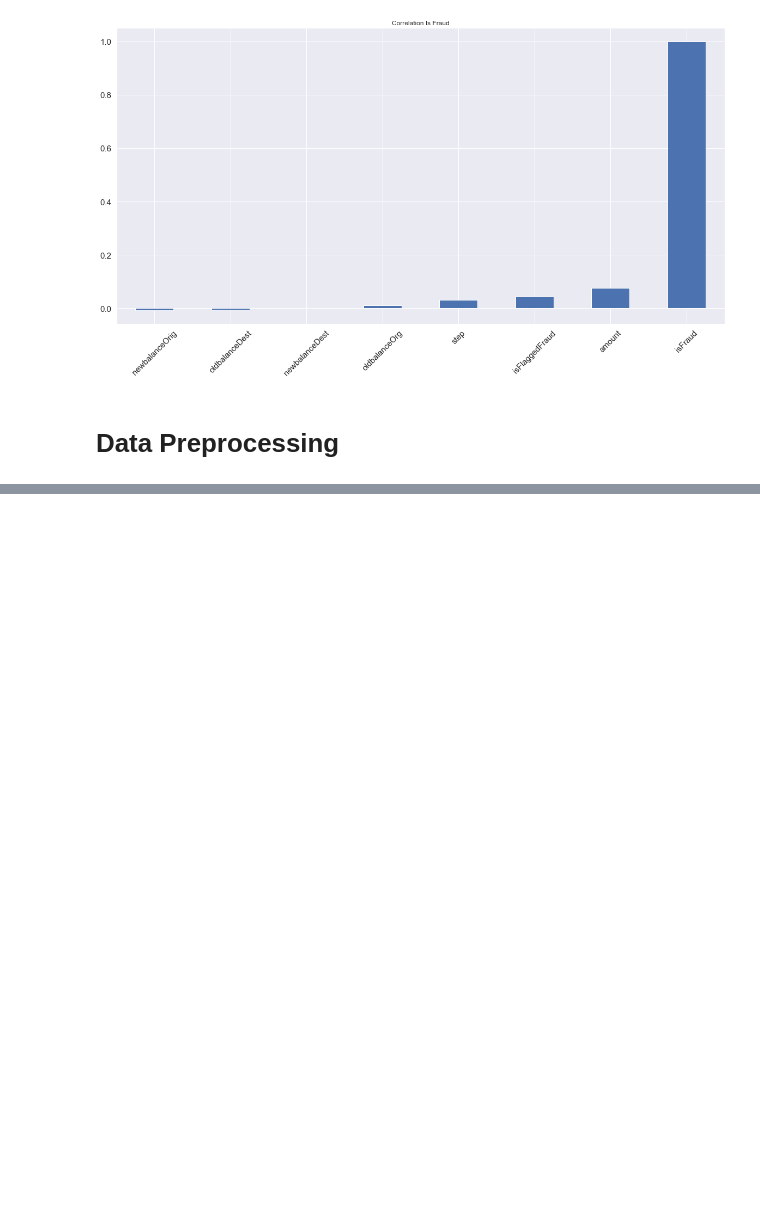
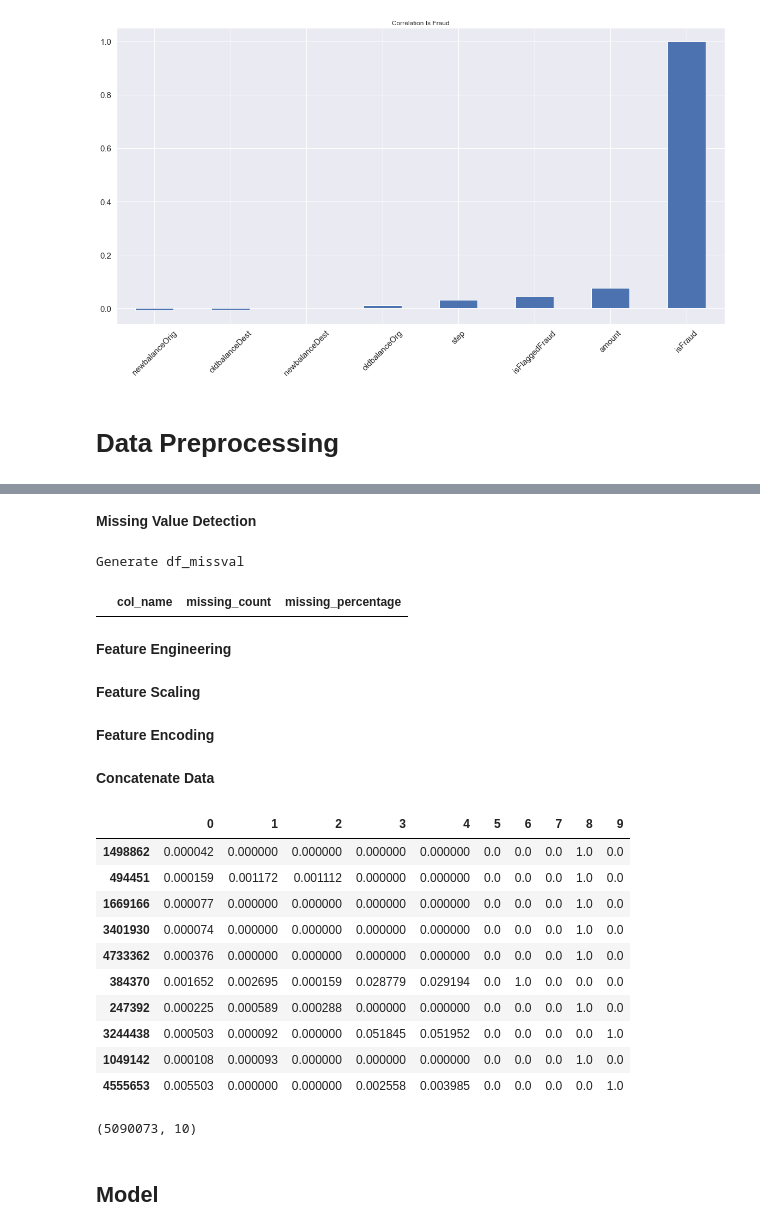
Before and after one commit to tezamarlevi/Online_fraud_detection, a Jupyter notebook: Online_fraud_detection.ipynb, the cells around one changed output, grey strips where cells are left out. Cells and saved outputs as stored; diff of their text form; code cells hidden in the pictures; blank space fills up the shorter version.

```diff
--- a/Online_fraud_detection.ipynb
+++ b/Online_fraud_detection.ipynb
@@ -219,0 +425,2 @@ plt.show()
+# %% [markdown]
+**Missing Value Detection**
@@ -219,0 +440,9 @@ plt.show()
+# %%
+# Missing Value check
+# X_train Set
+detect_missval(X_train)
+# %% [output]
+Generate df_missval
+|  | col_name | missing_count | missing_percentage |
+# %% [markdown]
+**Feature Engineering**
@@ -219,0 +456,4 @@ plt.show()
+# %%
+# Use selected variables
+X_train = X_train[final_features]
+X_test = X_test[final_features]
@@ -219,0 +468,41 @@ plt.show()
+# %% [markdown]
+**Feature Scaling**
+# %%
+# Define the scaling method
+scaler_mm = MinMaxScaler()
+
+# Train the data into scaler
+# Use only data from 'Train Set' for training
+scaler_mm.fit(X_train_num_skew)
+
+# Transform the input value for each input parameter
+# Transform both 'Train Set' and 'Test
+# StandardScaler Method
+
+
+# MinMaxScaler Method
+X_train_num_mm = scaler_mm.transform(X_train_num_skew)
+X_test_num_mm = scaler_mm.transform(X_test_num_skew)
+# %% [markdown]
+**Feature Encoding**
+# %%
+# Define the encoding method
+encoder = OneHotEncoder()
+
+# Train the data into encoder
+# Use only data from 'Train Set' for training
+encoder.fit(X_train_cat)
+
+# Transform the input value for each input parameter
+# Transform both 'Train Set' and 'Test Set'
+X_train_cat_encoded = encoder.transform(X_train_cat).toarray()
+X_test_cat_encoded = encoder.transform(X_test_cat).toarray()
+# %% [markdown]
+**Concatenate Data**
+# %%
+# Concatenate Numerical MinMaxScaler & StandardScaler
+
+# Concateanate Categorical & Numerical
+
+X_train_final = np.concatenate([X_train_num_mm, X_train_cat_encoded], axis = 1)
+X_test_final = np.concatenate([X_test_num_mm, X_test_cat_encoded], axis = 1)
@@ -219,0 +515,24 @@ plt.show()
+# %%
+# Turn it into dataframe
+
+df_X_train_final = pd.DataFrame(X_train_final)
+df_X_train_final.sample(10)
+# %% [output]
+|  | 0 | 1 | 2 | 3 | 4 | 5 | 6 | 7 | 8 | 9 |
+| 1498862 | 0.000042 | 0.000000 | 0.000000 | 0.000000 | 0.000000 | 0.0 | 0.0 | 0.0 | 1.0 | 0.0 |
+| 494451 | 0.000159 | 0.001172 | 0.001112 | 0.000000 | 0.000000 | 0.0 | 0.0 | 0.0 | 1.0 | 0.0 |
+| 1669166 | 0.000077 | 0.000000 | 0.000000 | 0.000000 | 0.000000 | 0.0 | 0.0 | 0.0 | 1.0 | 0.0 |
+| 3401930 | 0.000074 | 0.000000 | 0.000000 | 0.000000 | 0.000000 | 0.0 | 0.0 | 0.0 | 1.0 | 0.0 |
+| 4733362 | 0.000376 | 0.000000 | 0.000000 | 0.000000 | 0.000000 | 0.0 | 0.0 | 0.0 | 1.0 | 0.0 |
+| 384370 | 0.001652 | 0.002695 | 0.000159 | 0.028779 | 0.029194 | 0.0 | 1.0 | 0.0 | 0.0 | 0.0 |
+| 247392 | 0.000225 | 0.000589 | 0.000288 | 0.000000 | 0.000000 | 0.0 | 0.0 | 0.0 | 1.0 | 0.0 |
+| 3244438 | 0.000503 | 0.000092 | 0.000000 | 0.051845 | 0.051952 | 0.0 | 0.0 | 0.0 | 0.0 | 1.0 |
+| 1049142 | 0.000108 | 0.000093 | 0.000000 | 0.000000 | 0.000000 | 0.0 | 0.0 | 0.0 | 1.0 | 0.0 |
+| 4555653 | 0.005503 | 0.000000 | 0.000000 | 0.002558 | 0.003985 | 0.0 | 0.0 | 0.0 | 0.0 | 1.0 |
+# %%
+# Check the shape of the dataframe after splitting and feature engineering
+print(df_X_train_final.shape)
+# %% [output]
+(5090073, 10)
+# %% [markdown]
+## Model
```
Also changed, not shown: parts of 32 cells of this notebook.
